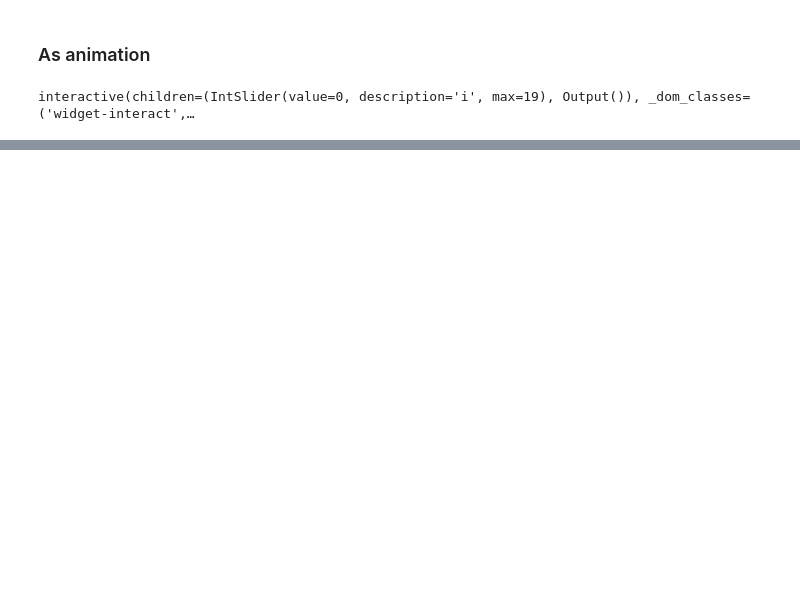
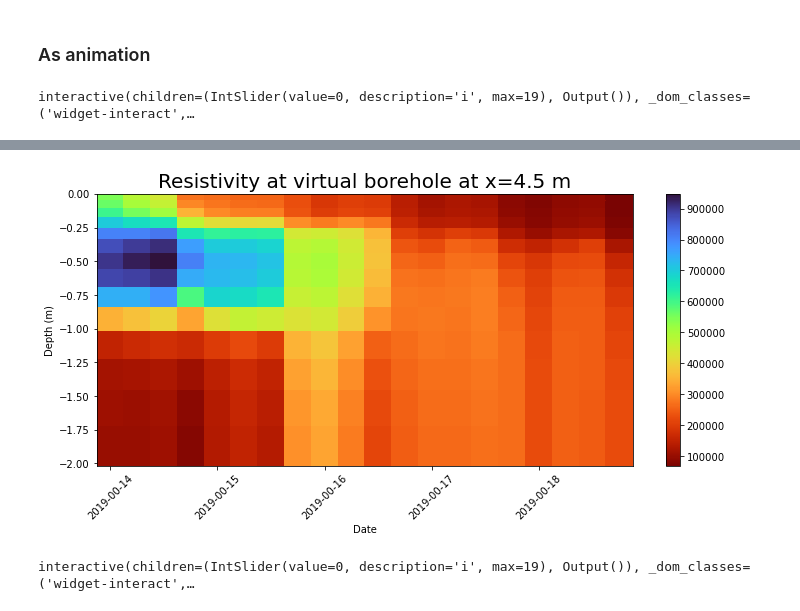
Before and after one commit to teddiherring/permafrost-data-processing, a Jupyter notebook: data_processing_AERT.ipynb, the cells around one changed output, grey strips where cells are left out. Cells and saved outputs as stored; diff of their text form; code cells hidden in the pictures; blank space fills up the shorter version.

```diff
--- a/data_processing_AERT.ipynb
+++ b/data_processing_AERT.ipynb
@@ -1129,0 +1281,64 @@ interactive(children=(IntSlider(value=0, description='i', max=19), Output()), _d
+# %%
+fig, ax = plt.subplots(1,1,figsize=[12,5])
+X, Y = np.meshgrid(dt,z_borehole[0])
+plt.pcolormesh(X,Y,np.array(rho_borehole).T,cmap='turbo_r',shading='auto')
+
+import matplotlib.dates as mdates
+date_format = mdates.DateFormatter('%Y-%M-%d')
+ax.xaxis.set_major_formatter(date_format)
+plt.xticks(rotation=45)
+plt.colorbar()
+plt.xlabel('Date')
+plt.ylabel('Depth (m)')
+plt.title('Resistivity at virtual borehole at x=%.1f m'%(xborehole),fontsize=20);
+# %% [output]
+[figure, added]
+# %%
+from ipywidgets import interact
+import matplotlib.patches as patches
+
+@interact(i=(0,n_surveys_proc-1))
+
+def plot_m(i=0):
+
+#     dates = np.unique(ert_all['survey_name'])
+#     dates_sort = sorted(dates, key=lambda x: (x[6:10],x[3:5],x[0:2],x[11:13]))
+#     data_plt = ert_all[ert_all['survey_name']==dates_sort[i]]
+
+    dates_sort = np.sort(np.unique(ert_all['survey_time']))
+    data_plt = ert_all[ert_all['survey_time']==dates_sort[i]]
+
+    fig, ax = plt.subplots(1,1,figsize=[15,5])
+
+    if data_plt['rho_s'].iloc[0]==-999:
+        txt = 'Poor quality dataset - inversion not performed'
+        ax.text(0.2,0.5,txt,fontsize=20)
+    else:
+
+        cax, cBar = pg.show(
+            grid,
+            pg.core.RVector(np.array(data_plt['rho_s'])),
+            ax=ax,
+            cMap='turbo_r',
+            coverage=data_plt['sens'],
+            cMin=1e5, # set the colorbar min/max here
+            cMax=1e6,
+            logScale=True
+
+        );
+
+        cBar.set_label(r'$\rho$ [$\Omega$m]')
+
+        ax.set_xlim([min(E),max(E)])
+        ax.set_ylim([ax.get_ylim()[0],0.3])
+        ax.plot(E,np.zeros(len(E))+0.1,'kv')
+        ax.set_xlabel('X (m)')
+        ax.set_ylabel('Z (m)')
+        ax.set_title(r'%s, rms error = %.2f%%'%(data_plt['survey_name'].iloc[0],data_plt['rms'].iloc[0]),fontsize=20);
+
+        x_bh = np.array(grid.cellCenters()).T[0][cells_borehole][0] # true borehole location
+        ax.plot([x_bh,x_bh],[0,-2],'k')
+
+        print('note: borehole at x=%.1f m (closest grid cells to desired x position)'%x_bh)
+# %% [output]
+interactive(children=(IntSlider(value=0, description='i', max=19), Output()), _dom_classes=('widget-interact',…
```
Also changed, not shown: parts of 36 cells of this notebook.
